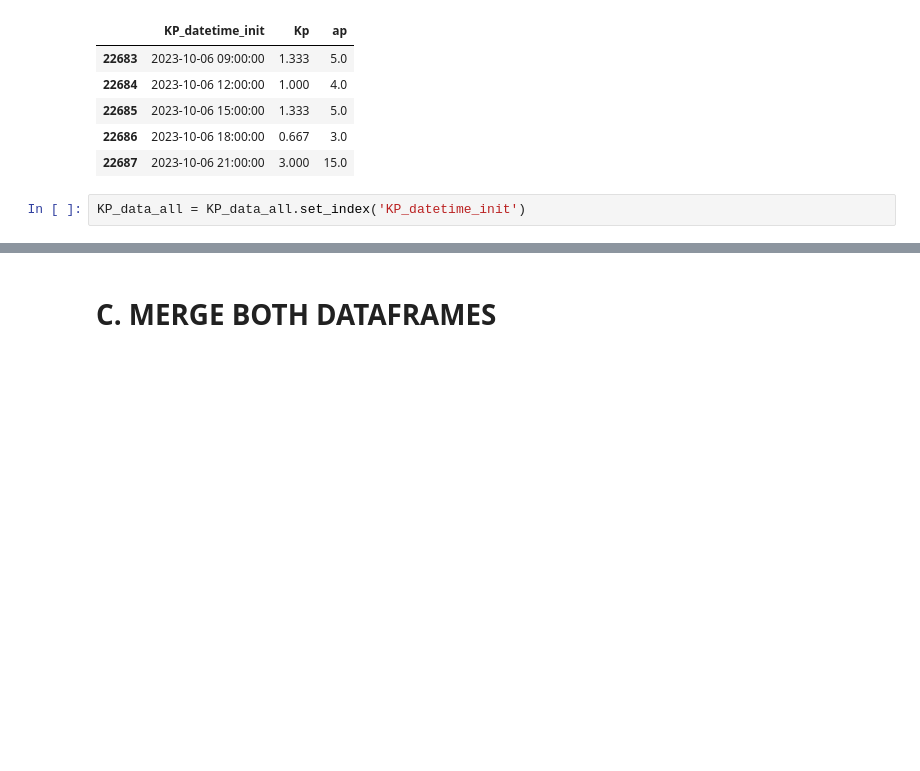
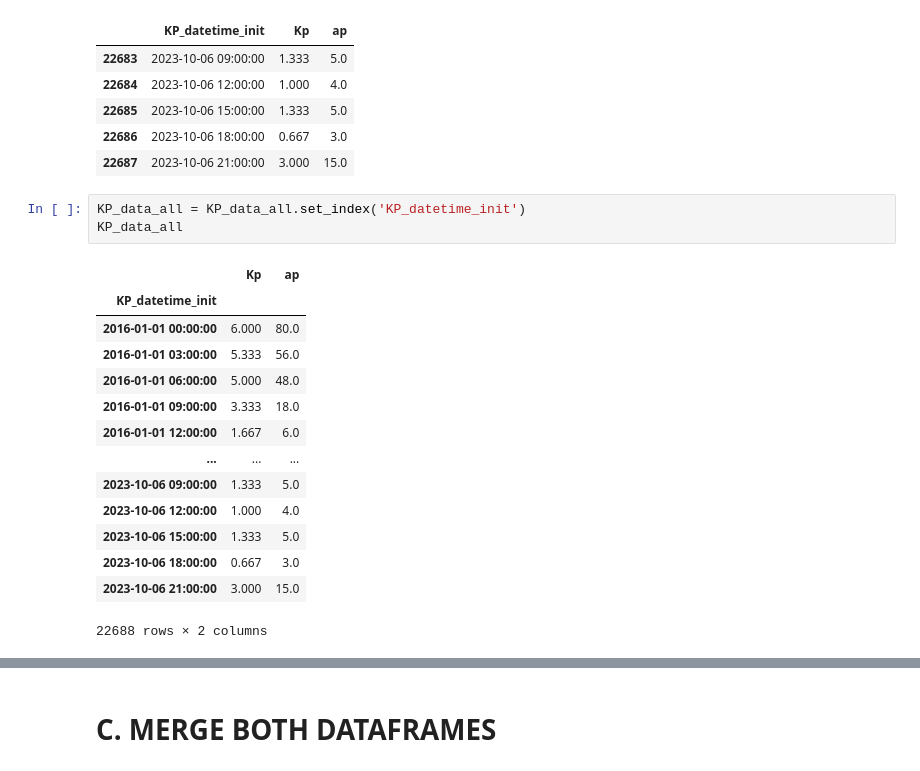
Before and after one commit to fonsofhervella/spaceapps_datathon, a Jupyter notebook: DATA_INGESTION.ipynb, the cells around one changed output, grey strips where cells are left out. Cells and saved outputs as stored; diff of their text form; blank space fills up the shorter version.

```diff
--- a/DATA_INGESTION.ipynb
+++ b/DATA_INGESTION.ipynb
@@ -434,5 +434,21 @@ KP_data_all.tail(5)
 | 22687 | 2023-10-06 21:00:00 | 3.000 | 15.0 |
 # %%
 KP_data_all = KP_data_all.set_index('KP_datetime_init')
+KP_data_all
+# %% [output]
+|  | Kp | ap |
+| KP_datetime_init |  |  |
+| 2016-01-01 00:00:00 | 6.000 | 80.0 |
+| 2016-01-01 03:00:00 | 5.333 | 56.0 |
+| 2016-01-01 06:00:00 | 5.000 | 48.0 |
+| 2016-01-01 09:00:00 | 3.333 | 18.0 |
+| 2016-01-01 12:00:00 | 1.667 | 6.0 |
+| ... | ... | ... |
+| 2023-10-06 09:00:00 | 1.333 | 5.0 |
+| 2023-10-06 12:00:00 | 1.000 | 4.0 |
+| 2023-10-06 15:00:00 | 1.333 | 5.0 |
+| 2023-10-06 18:00:00 | 0.667 | 3.0 |
+| 2023-10-06 21:00:00 | 3.000 | 15.0 |
+22688 rows × 2 columns
 # %%
 KP_data_all.isna().sum(axis=0)
```
Also changed, not shown: parts of 7 cells of this notebook, 1 other file.
